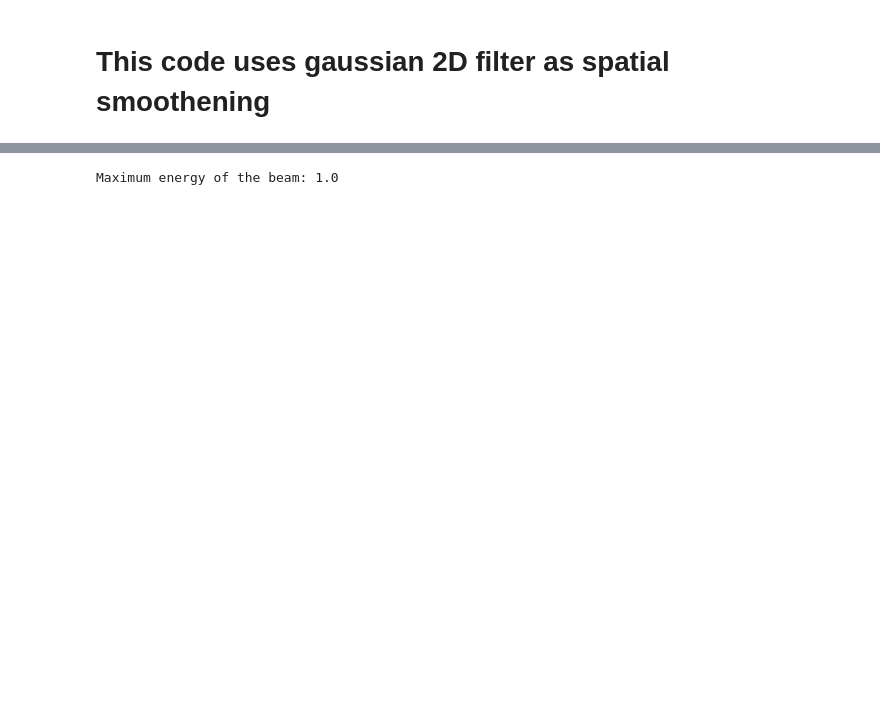
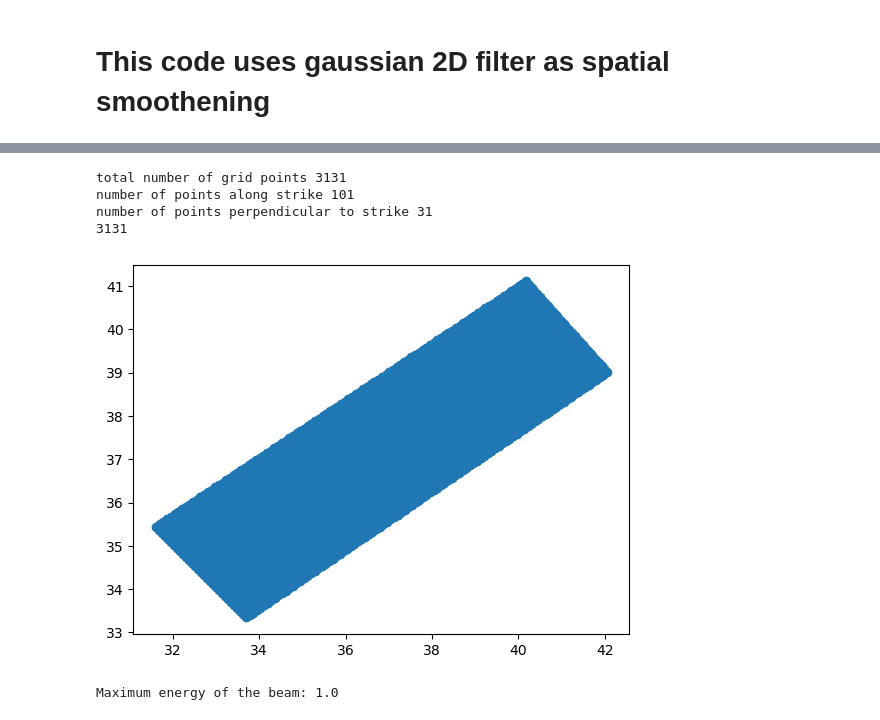
Before and after one commit to ajay6763/earthquake_bp_obspy, a Jupyter notebook: bp_post_process_make_results.ipynb, the cells around one changed output, grey strips where cells are left out. Saved outputs shown, nothing was run; the diff lists cells and outputs as text; code cells hidden in the pictures; blank space fills up the shorter version.

```diff
--- a/bp_post_process_make_results.ipynb
+++ b/bp_post_process_make_results.ipynb
@@ -152,6 +152,24 @@ def box_space_smoothennig(signal, x_size,y_size):
         smoothed = scipy.signal.convolve2d(signal, kernel, mode='same', boundary='symm')
     return smoothed.flatten()
 # Create a box kernel
+# %%
+long,lat= bp_lib.make_source_grid_along_strike_mod(51, event_lat, event_long, 500, 150, 10)
+plt.scatter(long,lat)
+print("total number of grid points", len(long))
+
+x1=int((1+((2*500)/10)))
+y1=int((1+((2*150)/10)))
+
+print("number of points along strike",x1)
+print("number of points perpendicular to strike",y1)
+
+print(x1*y1)
+# %% [output]
+total number of grid points 3131
+number of points along strike 101
+number of points perpendicular to strike 31
+3131
+[figure, added]
 # %%
 # Preparing the beam i.e. getting the power
 # Smoothening the beam
```
Also changed, not shown: parts of 6 cells of this notebook.
